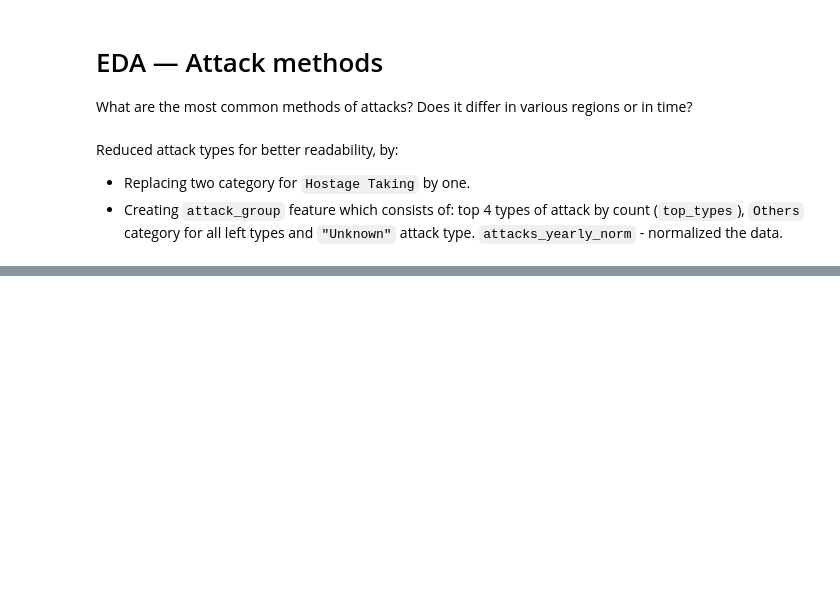
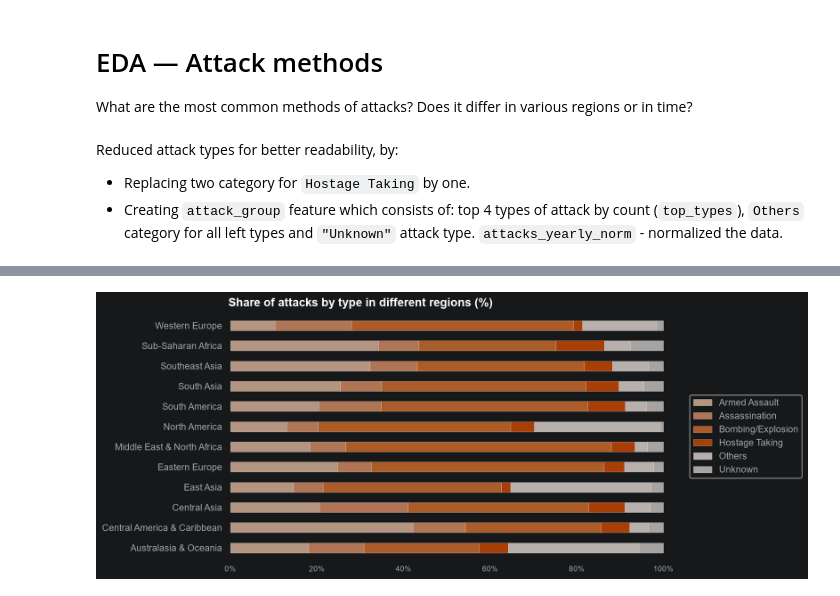
Before and after one commit to Olha-Kes/terrorism_hotspots, a Jupyter notebook: notebooks/eda_terrorism_hotspots.ipynb, the cells around one changed output, grey strips where cells are left out. Cells and saved outputs as stored; diff of their text form; code cells hidden in the pictures; blank space fills up the shorter version.

Commit message:
EDA — Attack methods: agregation and ploting. Markdowns to do

```diff
--- a/notebooks/eda_terrorism_hotspots.ipynb
+++ b/notebooks/eda_terrorism_hotspots.ipynb
@@ -884,0 +884,36 @@ plt.show()
+# %%
+attacks_regions = df_clean.groupby(["region_txt", attack_group]).size().unstack()
+attacks_regions_norm = attacks_regions.div(attacks_regions.sum(axis=1), axis=0) * 100
+
+attacks_region_groups = region_trend.groupby(["region_group", attack_group]).size().unstack()
+attacks_region_groups_norm = attacks_region_groups.div(attacks_region_groups.sum(axis=1), axis=0) * 100
+# %%
+df, colors_list = prepare_stacked_data(attacks_regions_norm, other_labels=["Others", "Unknown"])
+fig, ax = plt.subplots(figsize=(12, 5))
+
+attacks_regions_norm.plot(
+    ax=ax,
+    kind="barh",
+    stacked=True,
+    color= colors_list,
+    alpha=0.7,
+    linewidth=0.3,
+    grid=False,
+)
+plt.ylabel("")
+plt.suptitle(
+    "Share of attacks by type in different regions (%)",
+    x=0.19, y=0.95,
+    ha="left",
+    fontsize=14,
+    fontweight="bold",
+    color="white"
+)
+ax.legend(loc="center left", bbox_to_anchor=(1, 0.5))
+fmt_axis(ax, axis="x", kind="pct")
+
+plt.tight_layout()
+fig.savefig(output_dir / "Share of attacks by type in different regions (%)", dpi=300)
+plt.show()
+# %% [output]
+[figure, added]
```
Also changed, not shown: parts of 5 cells of this notebook, 2 other files.
